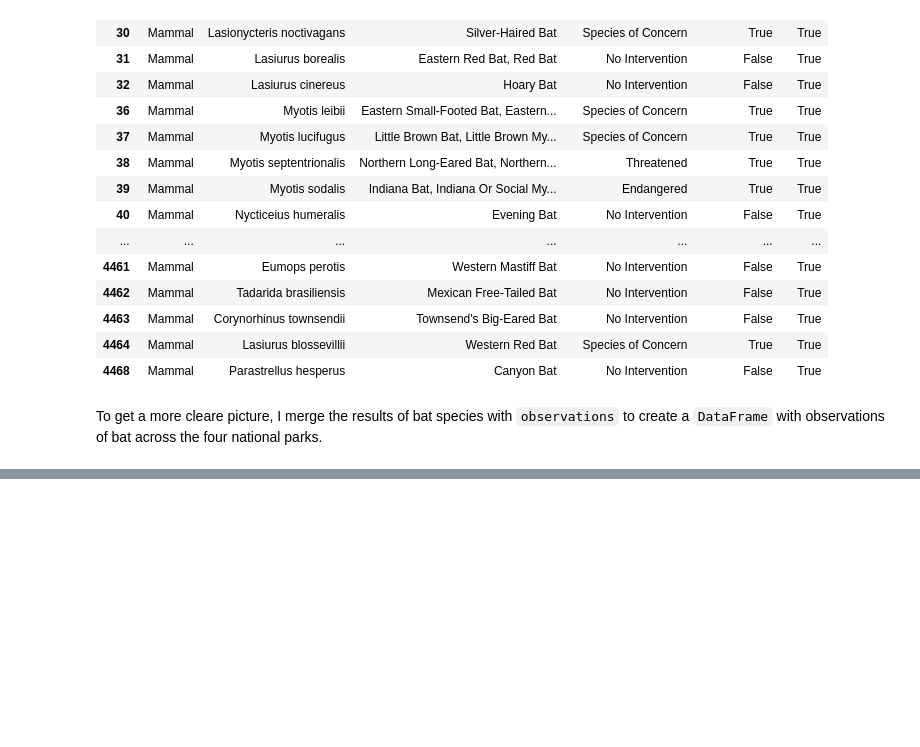
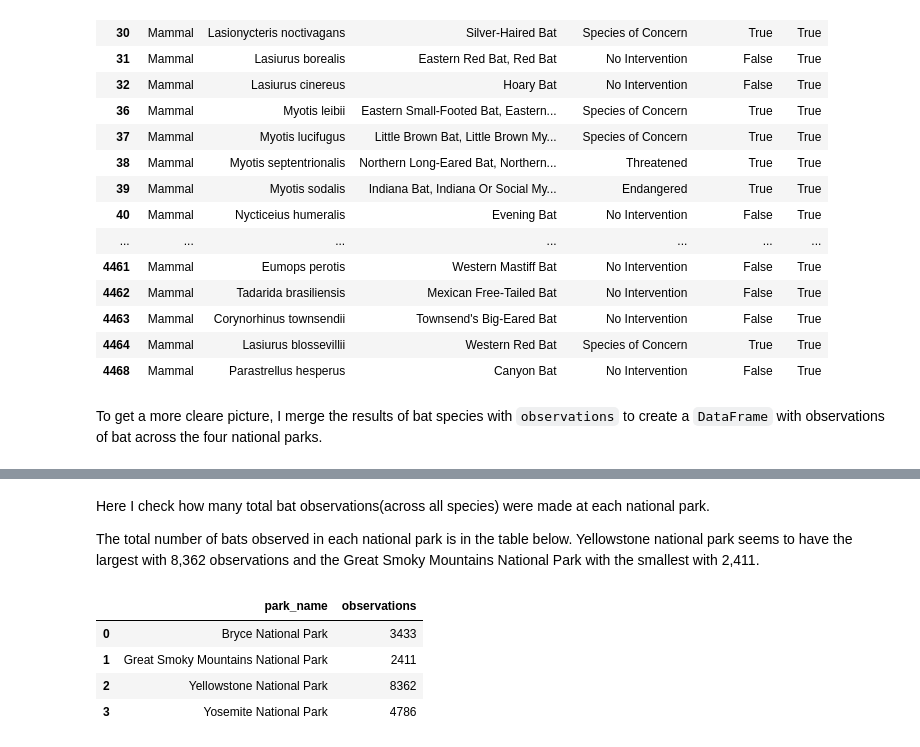
Before and after one commit to Testygen/Biodiversity-in-National-Parks, a Jupyter notebook: biodiversity.ipynb, the cells around one changed output, grey strips where cells are left out. Cells and saved outputs as stored; diff of their text form; code cells hidden in the pictures; blank space fills up the shorter version.

```diff
--- a/biodiversity.ipynb
+++ b/biodiversity.ipynb
@@ -420,0 +438,12 @@ To get a more cleare picture, I merge the results of bat species with `observati
+# %% [markdown]
+Here I check how many total bat observations(across all species) were made at each national park.
+
+The total number of bats observed in each national park is in the table below. Yellowstone national park seems to have the largest with 8,362 observations and the Great Smoky Mountains National Park with the smallest with 2,411.
+# %%
+bat_observations.groupby('park_name').observations.sum().reset_index()
+# %% [output]
+|  | park_name | observations |
+| 0 | Bryce National Park | 3433 |
+| 1 | Great Smoky Mountains National Park | 2411 |
+| 2 | Yellowstone National Park | 8362 |
+| 3 | Yosemite National Park | 4786 |
```
Also changed, not shown: parts of 8 cells of this notebook, 1 other file.
